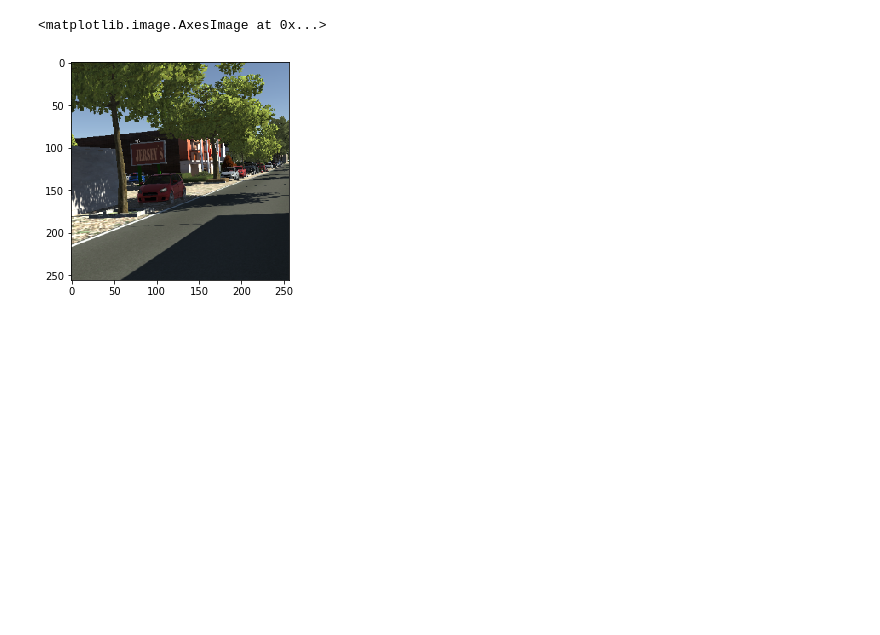
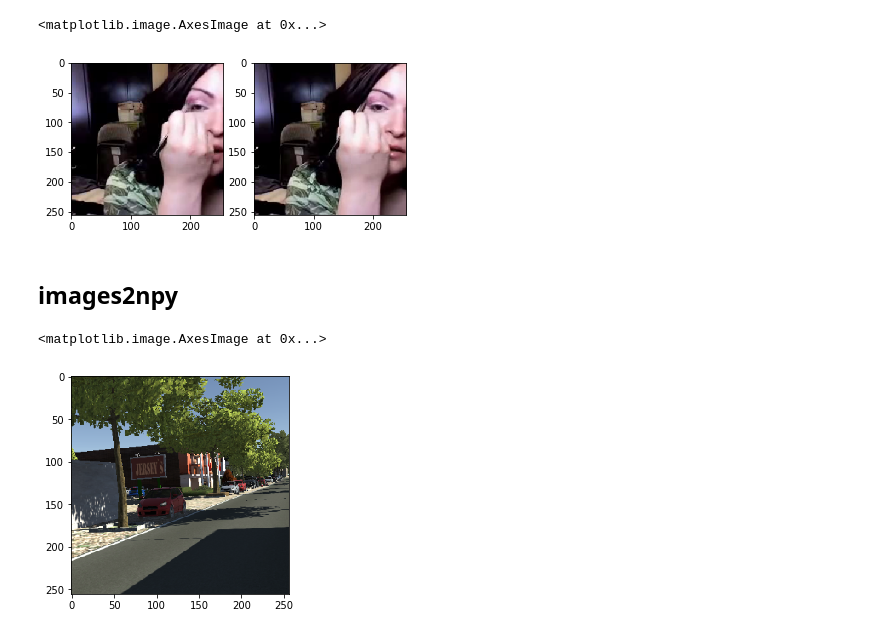
Before and after one commit to createamind/vid2vid, a Jupyter notebook: Video2Video.ipynb, the cells around one changed output. Drawn from its saved outputs; the diff is of its cells as text; code cells hidden in the pictures; blank space fills up the shorter version.

```diff
--- a/Video2Video.ipynb
+++ b/Video2Video.ipynb
@@ -9,0 +109,13 @@ from multiprocessing import Pool
+# %%
+f_t = npy_path+'v_ApplyEyeMakeup_g01_c02_3.npy'
+a= np.load(f_t)
+# %%
+plt.figure(1)
+plt.subplot(121)
+plt.imshow(np.transpose(a[0], (1,2,3,0))[0])
+
+plt.subplot(122)
+plt.imshow(np.transpose(a[1], (1,2,3,0))[0])
+# %% [output]
+<matplotlib.image.AxesImage at 0x...>
+[figure, added]
@@ -10,3 +124,5 @@ from multiprocessing import Pool
+# %% [markdown]
+## images2npy
 # %%
 def get_one_clip(lst,index ,skip ,length  ):
     return lst[index:index+length*skip:skip]
```
Also changed, not shown: parts of 29 cells of this notebook, 2 other files.
